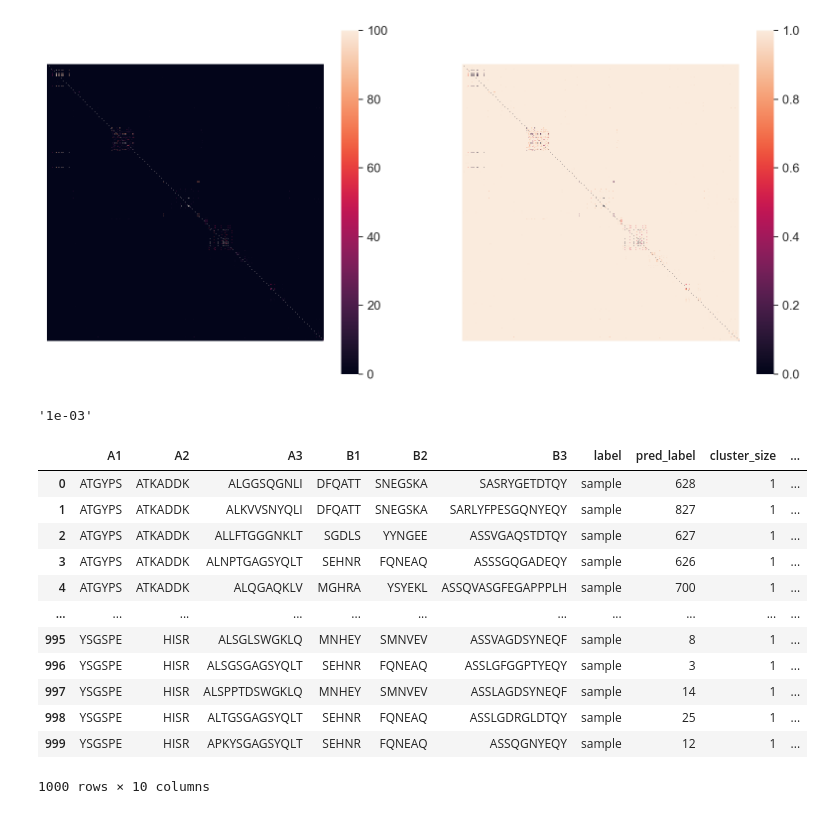
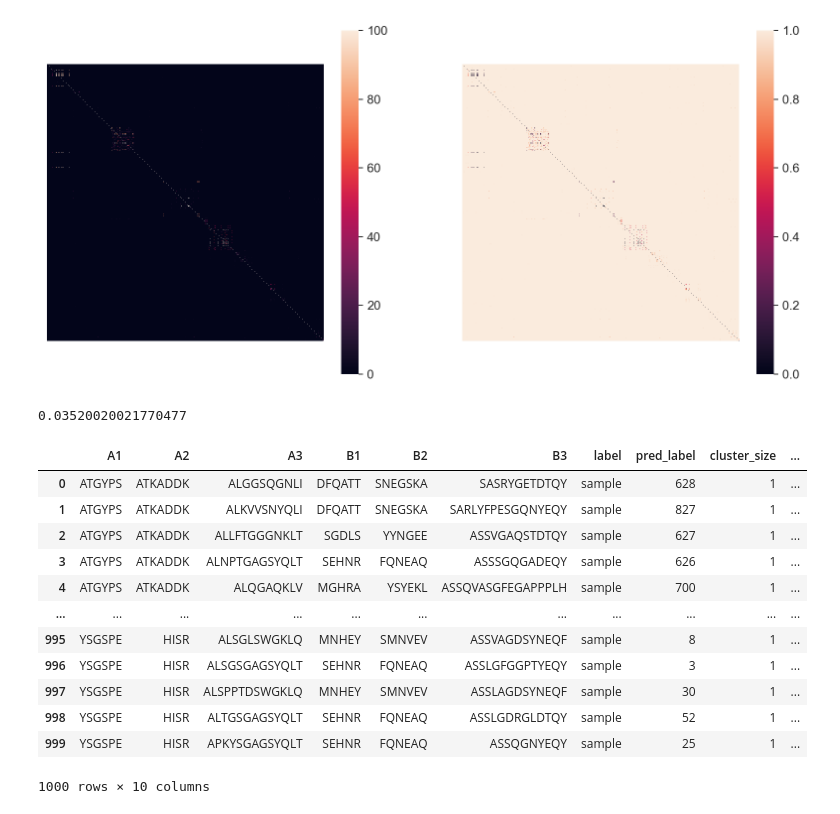
Before and after one commit to richieYT-wan/tclustr, a Jupyter notebook: notebooks/250307_IMMREP25.ipynb, the cells around one changed output. Saved outputs shown, nothing was run; the diff lists cells and outputs as text; code cells hidden in the pictures.

```diff
--- a/notebooks/250307_IMMREP25.ipynb
+++ b/notebooks/250307_IMMREP25.ipynb
@@ -177,22 +177,23 @@ sns.heatmap(dist_matrix, xticklabels=False, yticklabels=False ,square=True, ax=a
 <Axes: >
 [figure]
 # %%
+binom_test(100-39,100)
 # %% [output]
-'1e-03'
+0.03520020021770477
 # %%
-
-rerun_clustering(raw_df, dist_matrix, None, 0.0001)
+wtf = rerun_clustering(raw_df, dist_matrix, None, 0.05)
+wtf
 # %% [output]
 |  | A1 | A2 | A3 | B1 | B2 | B3 | label | pred_label | cluster_size | ... |
 | 0 | ATGYPS | ATKADDK | ALGGSQGNLI | DFQATT | SNEGSKA | SASRYGETDTQY | sample | 628 | 1 | ... |
 | 1 | ATGYPS | ATKADDK | ALKVVSNYQLI | DFQATT | SNEGSKA | SARLYFPESGQNYEQY | sample | 827 | 1 | ... |
 | 2 | ATGYPS | ATKADDK | ALLFTGGGNKLT | SGDLS | YYNGEE | ASSVGAQSTDTQY | sample | 627 | 1 | ... |
 | 3 | ATGYPS | ATKADDK | ALNPTGAGSYQLT | SEHNR | FQNEAQ | ASSSGQGADEQY | sample | 626 | 1 | ... |
 | 4 | ATGYPS | ATKADDK | ALQGAQKLV | MGHRA | YSYEKL | ASSQVASGFEGAPPPLH | sample | 700 | 1 | ... |
 | ... | ... | ... | ... | ... | ... | ... | ... | ... | ... | ... |
 | 995 | YSGSPE | HISR | ALSGLSWGKLQ | MNHEY | SMNVEV | ASSVAGDSYNEQF | sample | 8 | 1 | ... |
 | 996 | YSGSPE | HISR | ALSGSGAGSYQLT | SEHNR | FQNEAQ | ASSLGFGGPTYEQY | sample | 3 | 1 | ... |
-| 997 | YSGSPE | HISR | ALSPPTDSWGKLQ | MNHEY | SMNVEV | ASSLAGDSYNEQF | sample | 14 | 1 | ... |
-| 998 | YSGSPE | HISR | ALTGSGAGSYQLT | SEHNR | FQNEAQ | ASSLGDRGLDTQY | sample | 25 | 1 | ... |
-| 999 | YSGSPE | HISR | APKYSGAGSYQLT | SEHNR | FQNEAQ | ASSQGNYEQY | sample | 12 | 1 | ... |
+| 997 | YSGSPE | HISR | ALSPPTDSWGKLQ | MNHEY | SMNVEV | ASSLAGDSYNEQF | sample | 30 | 1 | ... |
+| 998 | YSGSPE | HISR | ALTGSGAGSYQLT | SEHNR | FQNEAQ | ASSLGDRGLDTQY | sample | 52 | 1 | ... |
+| 999 | YSGSPE | HISR | APKYSGAGSYQLT | SEHNR | FQNEAQ | ASSQGNYEQY | sample | 25 | 1 | ... |
 1000 rows × 10 columns
```
Also changed, not shown: parts of 5 cells of this notebook, 1 other file.
